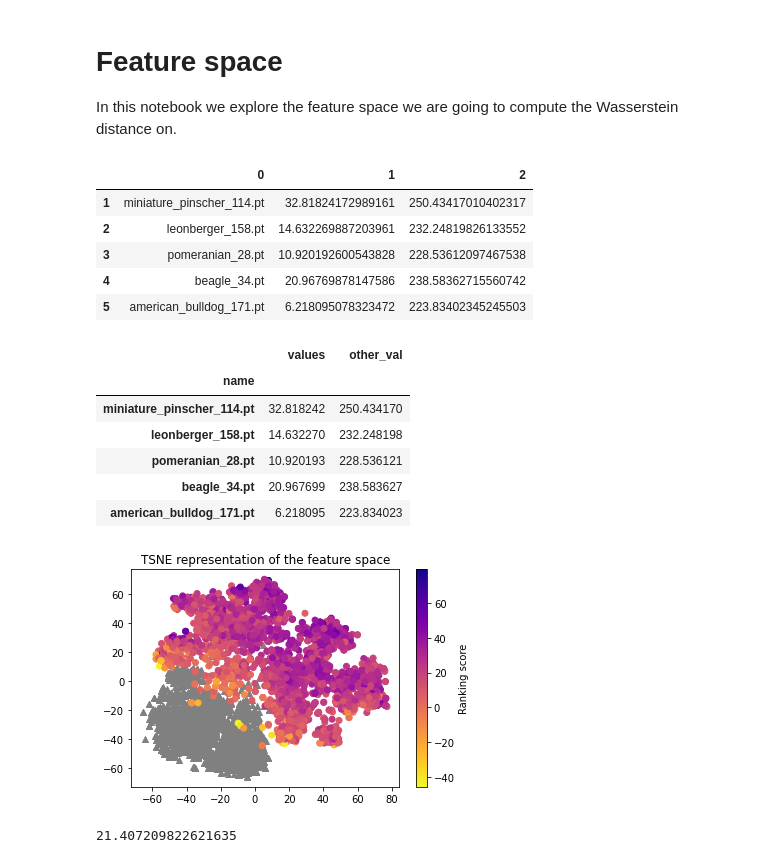
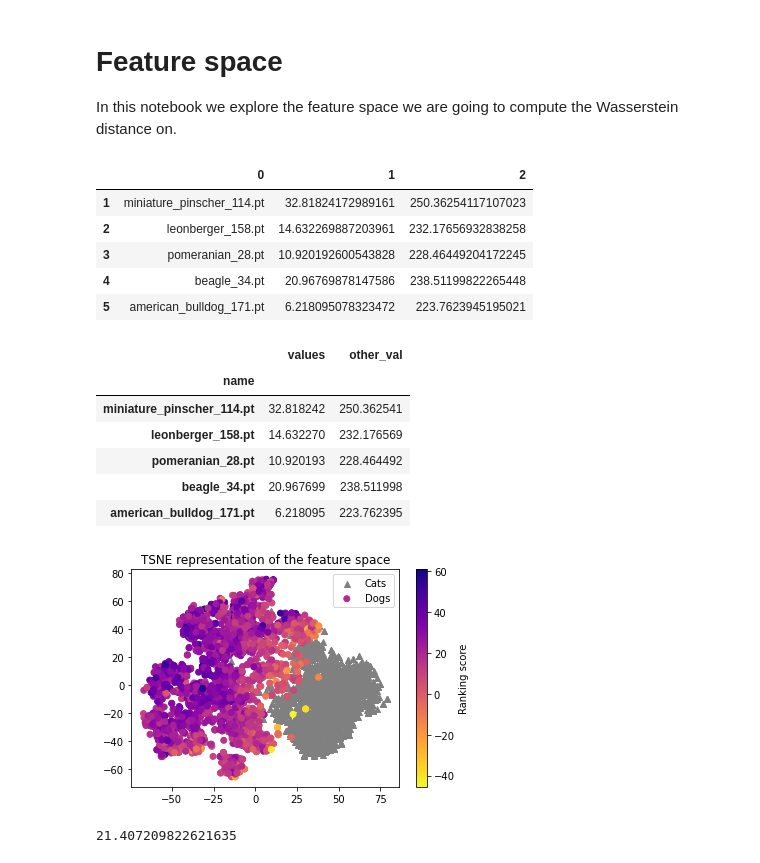
Before and after one commit to nobias-project/OT-ICNN-bias, a Jupyter notebook: notebooks/Feature spaces.ipynb, the cells around one changed output. Drawn from its saved outputs; the diff is of its cells as text; code cells hidden in the pictures.

```diff
--- a/notebooks/Feature spaces.ipynb
+++ b/notebooks/Feature spaces.ipynb
@@ -30,15 +30,16 @@ from matplotlib import pyplot as plt
 # Feature space
 In this notebook we explore the feature space we are going to compute the Wasserstein distance on.
 # %%
-def plot_tsne(path, array1, array2, scores):
+def plot_tsne(path, array1, array2, scores, label1 = None, label2 = None):
 
     fig, ax = plt.subplots()
 
-    sc1 = plt.scatter(array1[:,0], array1[:,1], marker="^", c="gray")
+    sc1 = plt.scatter(array1[:,0], array1[:,1], marker="^", c="gray", label=label1)
     sc2 = plt.scatter(array2[:,0], array2[:,1], marker="o",
-                c=scores, cmap="plasma_r")
+                c=scores, cmap="plasma_r", label = label2)
     plt.title("TSNE representation of the feature space")
 
+    plt.legend(handles=[sc1, sc2])
     axcb = fig.colorbar(sc2)
     axcb.set_label('Ranking score')
 
@@ -49,16 +50,16 @@ data = src.datasets.Pet_Features("../data/oxford-iiit-pet/resnet18")
 # %%
 dataloader = torch.utils.data.DataLoader(data, batch_size=1)
 # %%
-results = pd.read_csv("../results/Results_Pet_resnet50/convex_f_40_results.csv", header = None)
+results = pd.read_csv("../results/Results_Pet_resnet18/convex_f_40_results.csv", header = None)
 results.drop(0, inplace = True)
 results.head()
 # %% [output]
 |  | 0 | 1 | 2 |
-| 1 | miniature_pinscher_114.pt | 32.81824172989161 | 250.43417010402317 |
-| 2 | leonberger_158.pt | 14.632269887203961 | 232.24819826133552 |
-| 3 | pomeranian_28.pt | 10.920192600543828 | 228.53612097467538 |
-| 4 | beagle_34.pt | 20.96769878147586 | 238.58362715560742 |
-| 5 | american_bulldog_171.pt | 6.218095078323472 | 223.83402345245503 |
+| 1 | miniature_pinscher_114.pt | 32.81824172989161 | 250.36254117107023 |
+| 2 | leonberger_158.pt | 14.632269887203961 | 232.17656932838258 |
+| 3 | pomeranian_28.pt | 10.920192600543828 | 228.46449204172245 |
+| 4 | beagle_34.pt | 20.96769878147586 | 238.51199822265448 |
+| 5 | american_bulldog_171.pt | 6.218095078323472 | 223.7623945195021 |
 # %%
 results.columns = ["name", "values", "other_val"]
 results.set_index("name", inplace=True)
@@ -67,11 +68,11 @@ results.head()
 # %% [output]
 |  | values | other_val |
 | name |  |  |
-| miniature_pinscher_114.pt | 32.818242 | 250.434170 |
-| leonberger_158.pt | 14.632270 | 232.248198 |
-| pomeranian_28.pt | 10.920193 | 228.536121 |
-| beagle_34.pt | 20.967699 | 238.583627 |
-| american_bulldog_171.pt | 6.218095 | 223.834023 |
+| miniature_pinscher_114.pt | 32.818242 | 250.362541 |
+| leonberger_158.pt | 14.632270 | 232.176569 |
+| pomeranian_28.pt | 10.920193 | 228.464492 |
+| beagle_34.pt | 20.967699 | 238.511998 |
+| american_bulldog_171.pt | 6.218095 | 223.762395 |
 # %%
 sample_space = list()
 is_cat = list()
@@ -92,13 +93,13 @@ transformed_space = tsne.fit_transform(sample_space)
 # %%
 sample1 = np.random.randint(len(transformed_space[is_cat == 1]), size=3000)
 sample2 = np.random.randint(len(transformed_space[is_cat == 0]), size=3000)
 
 plot_tsne("",
           transformed_space[is_cat == 1][sample1,:],
           transformed_space[is_cat == 0][sample2,:],
-          values[sample2])
+          values[sample2], "Cats", "Dogs")
 # %% [output]
-[figure, old version]
+[figure, new version]
 # %%
 values.mean()
 # %% [output]
```
Also changed, not shown: 43 other files.
